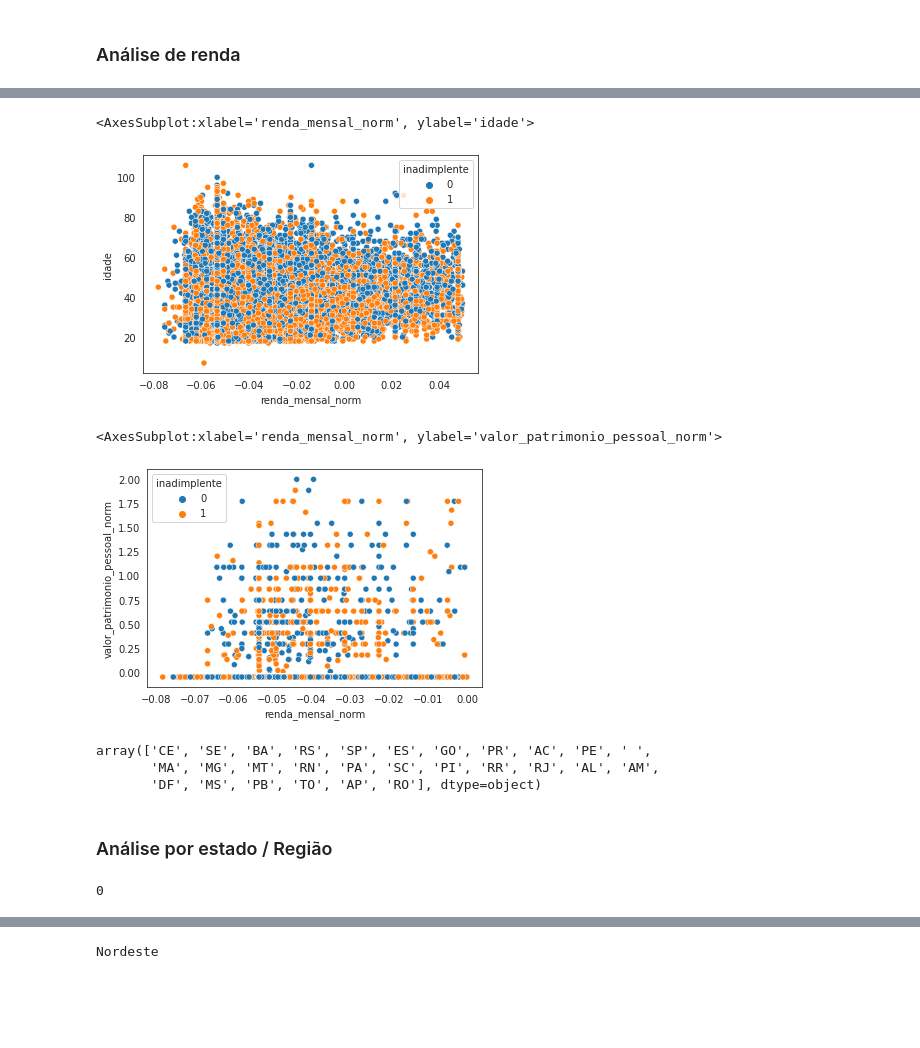
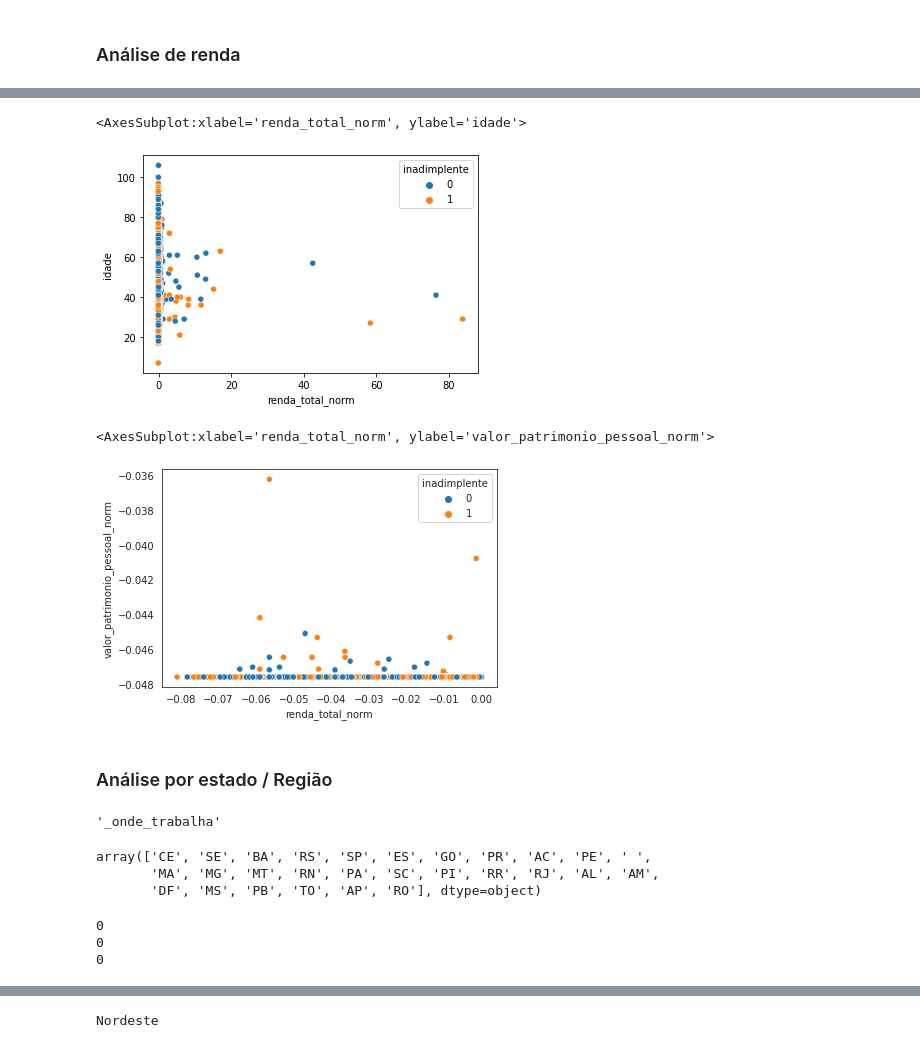
Before and after one commit to QIRoss/Credit-Aproval-Job, a Jupyter notebook: EDA.ipynb, the cells around one changed output, grey strips where cells are left out. Saved outputs shown, nothing was run; the diff lists cells and outputs as text; code cells hidden in the pictures; blank space fills up the shorter version.

```diff
--- a/EDA.ipynb
+++ b/EDA.ipynb
@@ -46,0 +11,8 @@ credit_df['renda_mensal_regular'].tolist()
+# %%
+train_df = pd.read_csv('data/desafio 1/conjunto_de_treinamento.csv')
+test_df = pd.read_csv('data/desafio 1/conjunto_de_teste.csv')
+train_df['origem'] = 'treino'
+test_df['origem'] = 'teste'
+
+credit_df = pd.concat([train_df, test_df])
+credit_df
@@ -148,0 +120,17 @@ def plot_inadimplente_analysis(col):
+# %%
+credit_df.loc[
+    (credit_df['possui_carro']== 1) |
+    (credit_df['vinculo_formal_com_empresa'] == 'Y'),
+    'carro_e_emprego'
+] = '2'
+
+credit_df.loc[
+    (credit_df['possui_carro'] == 0) &
+    (credit_df['vinculo_formal_com_empresa'] == 'N'),
+    'carro_e_emprego'
+] = '0'
+
+credit_df['carro_e_emprego'].fillna('1', inplace=True)
+
+credit_df['carro_e_emprego'].unique()
+plot_inadimplente_analysis('carro_e_emprego')
@@ -199,8 +252,8 @@ x.groupby('inadimplente').size().reset_index()
+# %%
+credit_df['renda_total'] = credit_df['renda_mensal_regular'] + credit_df['renda_extra']
 # %%
-credit_df['renda_mensal_regular']
-credit_df['renda_mensal_norm'] = (
-    credit_df['renda_mensal_regular']-credit_df['renda_mensal_regular'].mean())/credit_df['renda_mensal_regular'].std()
-
-
 credit_df['valor_patrimonio_pessoal_norm'] = (
     credit_df['valor_patrimonio_pessoal']-credit_df['valor_patrimonio_pessoal'].mean())/credit_df['valor_patrimonio_pessoal'].std()
+
+credit_df['renda_total_norm'] = (
+    credit_df['renda_total']-credit_df['renda_total'].mean())/credit_df['renda_total'].std()
@@ -207,19 +275,21 @@ credit_df['valor_patrimonio_pessoal_norm'] = (
 # %%
-x = credit_df[
-    credit_df['renda_mensal_norm'] < 0.05
-][['renda_mensal_norm', 'idade', 'inadimplente']]
+x = credit_df[['renda_total_norm', 'idade', 'inadimplente']]
 
-sns.scatterplot(x='renda_mensal_norm', y='idade', data=x, hue='inadimplente')
+sns.scatterplot(x='renda_total_norm', y='idade', data=x, hue='inadimplente')
 # %% [output]
-<AxesSubplot:xlabel='renda_mensal_norm', ylabel='idade'>
+<AxesSubplot:xlabel='renda_total_norm', ylabel='idade'>
-[figure, old version]
+[figure, new version]
 # %%
 x = credit_df[
-    (credit_df['renda_mensal_norm'] < 0) &
-    (credit_df['valor_patrimonio_pessoal_norm'] < 2)
-     ][['renda_mensal_norm', 'valor_patrimonio_pessoal_norm', 'inadimplente']]
+    (credit_df['renda_total_norm'] < 0) &
+    (credit_df['valor_patrimonio_pessoal_norm'] < 0)
+     ][['renda_total_norm', 'valor_patrimonio_pessoal_norm', 'inadimplente']]
 
-sns.scatterplot(x='renda_mensal_norm', y='valor_patrimonio_pessoal_norm', data=x, hue='inadimplente')
+sns.scatterplot(
+    x='renda_total_norm', y='valor_patrimonio_pessoal_norm', data=x, hue='inadimplente'
+)
 # %% [output]
-<AxesSubplot:xlabel='renda_mensal_norm', ylabel='valor_patrimonio_pessoal_norm'>
+<AxesSubplot:xlabel='renda_total_norm', ylabel='valor_patrimonio_pessoal_norm'>
-[figure, old version]
+[figure, new version]
+# %% [markdown]
+### Análise por estado / Região
@@ -226,12 +298,16 @@ sns.scatterplot(x='renda_mensal_norm', y='valor_patrimonio_pessoal_norm', data=x
+# %%
+x = 'estado_onde_trabalha'
+x[6:]
+# %% [output]
+'_onde_trabalha'
 # %%
 credit_df['estado_onde_nasceu'].unique()
 # %% [output]
 array(['CE', 'SE', 'BA', 'RS', 'SP', 'ES', 'GO', 'PR', 'AC', 'PE', ' ',
        'MA', 'MG', 'MT', 'RN', 'PA', 'SC', 'PI', 'RR', 'RJ', 'AL', 'AM',
        'DF', 'MS', 'PB', 'TO', 'AP', 'RO'], dtype=object)
-# %% [markdown]
-### Análise por estado / Região
 # %%
+# cria coluna regiao
 regions = {'PR' : 'Sul',
 'RS' : 'Sul',
 'SC' : 'Sul',
@@ -261,10 +337,14 @@ regions = {'PR' : 'Sul',
 'RN' : 'Nordeste',
 ' ' : 'Sem estado'}
 
+regiao_cols = []
 
-credit_df['regiao'] = credit_df['estado_onde_nasceu'].map(regions)
-
-credit_df['regiao'].isna().sum()
+for col in estado_cols:
+    credit_df[f'regiao{col[6:]}'] = credit_df[col].map(regions)
+    regiao_cols.append(f'regiao{col[6:]}')
+    print(credit_df[f'regiao{col[6:]}'].isna().sum())
 # %% [output]
 0
+0
+0
 # %%
```
Also changed, not shown: parts of 28 cells of this notebook, 15 other files.
